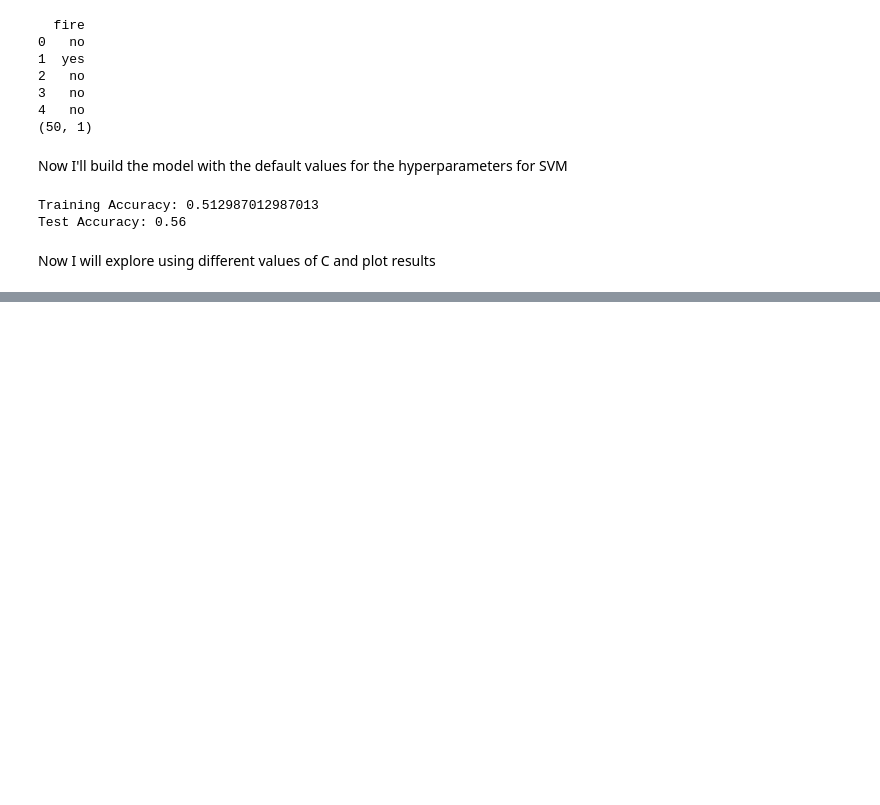
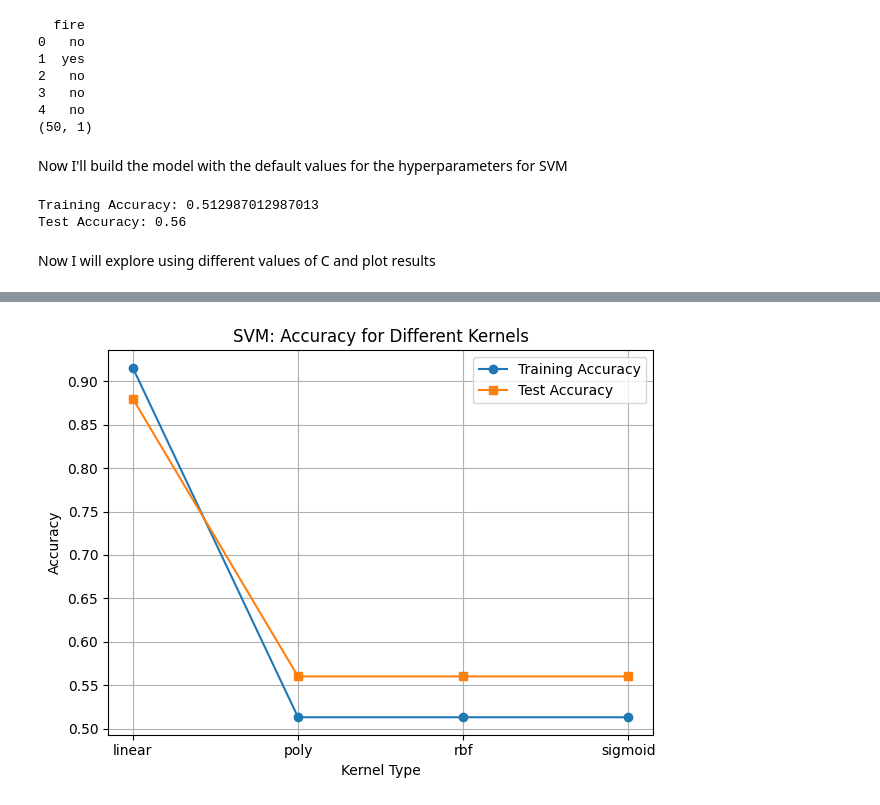
Before and after one commit to gavinmcg1/CT4101-Assignemnt1, a Jupyter notebook: SVM.ipynb, the cells around one changed output, grey strips where cells are left out. Saved outputs shown, nothing was run; the diff lists cells and outputs as text; code cells hidden in the pictures; blank space fills up the shorter version.

```diff
--- a/SVM.ipynb
+++ b/SVM.ipynb
@@ -139,0 +200,13 @@ Now I will explore using different values of C and plot results
+# %%
+#plot accuracy for different kernels
+plt.plot(kernel_options, accuracy_train_kernel, marker='o', label='Training Accuracy')
+plt.plot(kernel_options, accuracy_test_kernel, marker='s', label='Test Accuracy')
+plt.xlabel('Kernel Type')
+plt.ylabel('Accuracy')
+plt.title('SVM: Accuracy for Different Kernels')
+plt.legend()
+plt.grid(True)
+plt.tight_layout()
+plt.show()
+# %% [output]
+[figure, added]
```
Also changed, not shown: parts of 5 cells of this notebook.
